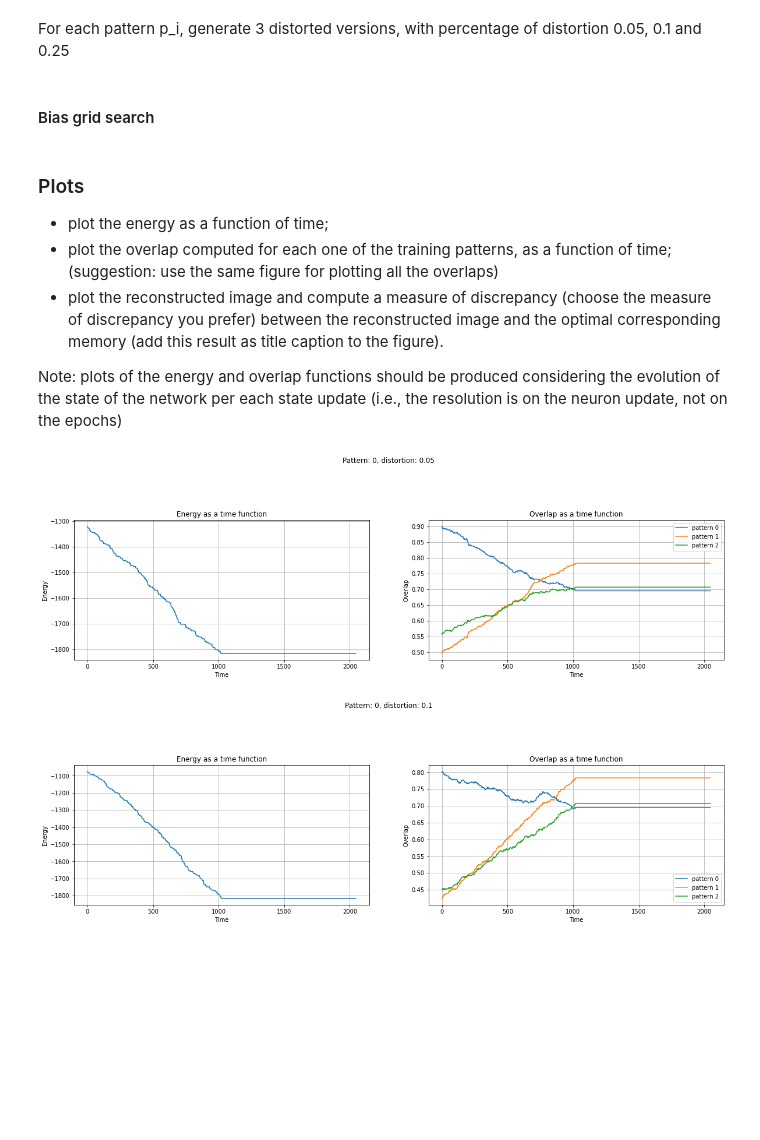
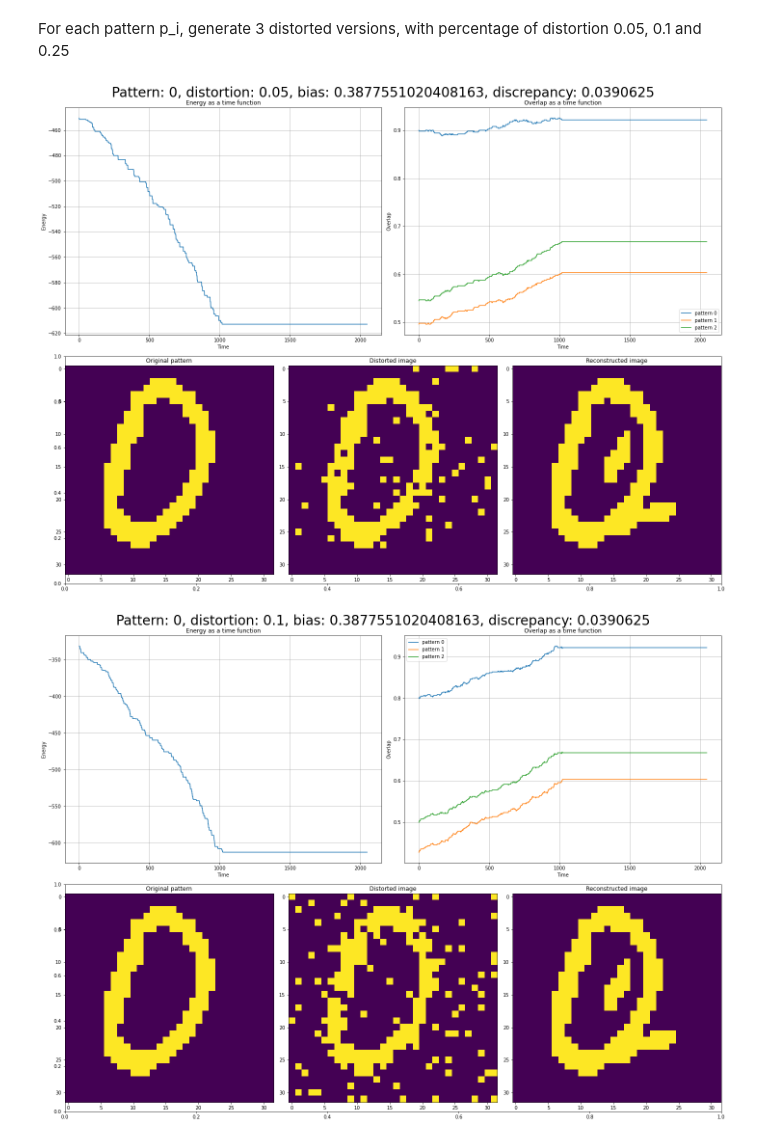
Before and after one commit to francescapoli98/computational-neuroscience, a Jupyter notebook: LAB2_2/hopfield_network.ipynb, the cells around one changed output. Cells and saved outputs as stored; diff of their text form; code cells hidden in the pictures; blank space fills up the shorter version.

```diff
--- a/LAB2_2/hopfield_network.ipynb
+++ b/LAB2_2/hopfield_network.ipynb
@@ -61,0 +71,7 @@ def distort_image(im, prop):
+# %%
+#  Hamming distance between original images and
+
+def scaled_hamming(origX, recX):
+    # Calculate the number of differing elements
+    distance = np.sum(origX != recX) #to be scaled with the original pattern's size
+    return distance  / origX.size
@@ -74,2 +165,0 @@ For each pattern p_i, generate 3 distorted versions, with percentage of distorti
-# %% [markdown]
-#### Bias grid search
@@ -102,7 +165,0 @@ def grid_search(img, patterns, bias_values):
-# %% [markdown]
-### Plots
-- plot the energy as a function of time;
-- plot the overlap computed for each one of the training patterns, as a function of time; (suggestion: use the same figure for plotting all the overlaps)
-- plot the reconstructed image and compute a measure of discrepancy (choose the measure of discrepancy you prefer) between the reconstructed image and the optimal corresponding memory (add this result as title caption to the figure).
-
-Note: plots of the energy and overlap functions should be produced considering the evolution of the state of the network per each state update (i.e., the resolution is on the neuron update, not on the epochs)
@@ -162,25 +166,18 @@ def overlap_plot(states, overlaps):
 # %%
 distortion = [0.05, 0.1, 0.25]
 pindex=0
-# print(f'patterns: {len(patterns)}')
 for p in patterns:
-    # p_history={}
     for d in distortion:
-        # print(f'Pattern: {pindex}, distortion: {d}')
+        img=distort_image(p, d)
+        best_bias = grid_search(img, p, patterns, bias_values) # results
+        # print(f'Pattern: {pindex} \n distortion: {d} \n bias: {best_bias}')
 
-        img=distort_image(p, d)
-        # pltimg=img.reshape(32, 32).T
-        # plt.figure()
-        # plt.imshow(pltimg, vmin=-1, vmax=1)
+        hf = Hopfield(img, p, patterns, best_bias)
+        overlaps, energies, states = hf()
+        tot_discrepancy = scaled_hamming(p, states[-1])
+        hf_plot(states, energies, overlaps, p, f'Pattern: {pindex}, distortion: {d}, bias: {best_bias}, discrepancy: {tot_discrepancy}')
 
-        best_bias, results = grid_search(img, patterns, bias_values)
-
-        hf = Hopfield(img, patterns, best_bias)
-        overlaps, energies, states = hf()
-        hf_plot(states, energies, overlaps, f'Pattern: {pindex}, distortion: {d}')
-
-        # reconstruction_plot()   ### TO DO
     pindex+=1
 # %% [output]
-[figure, old version]
+[figure, new version]
-[figure, old version]
+[figure, new version]
```
Also changed, not shown: parts of 14 cells of this notebook, 6 other files.
